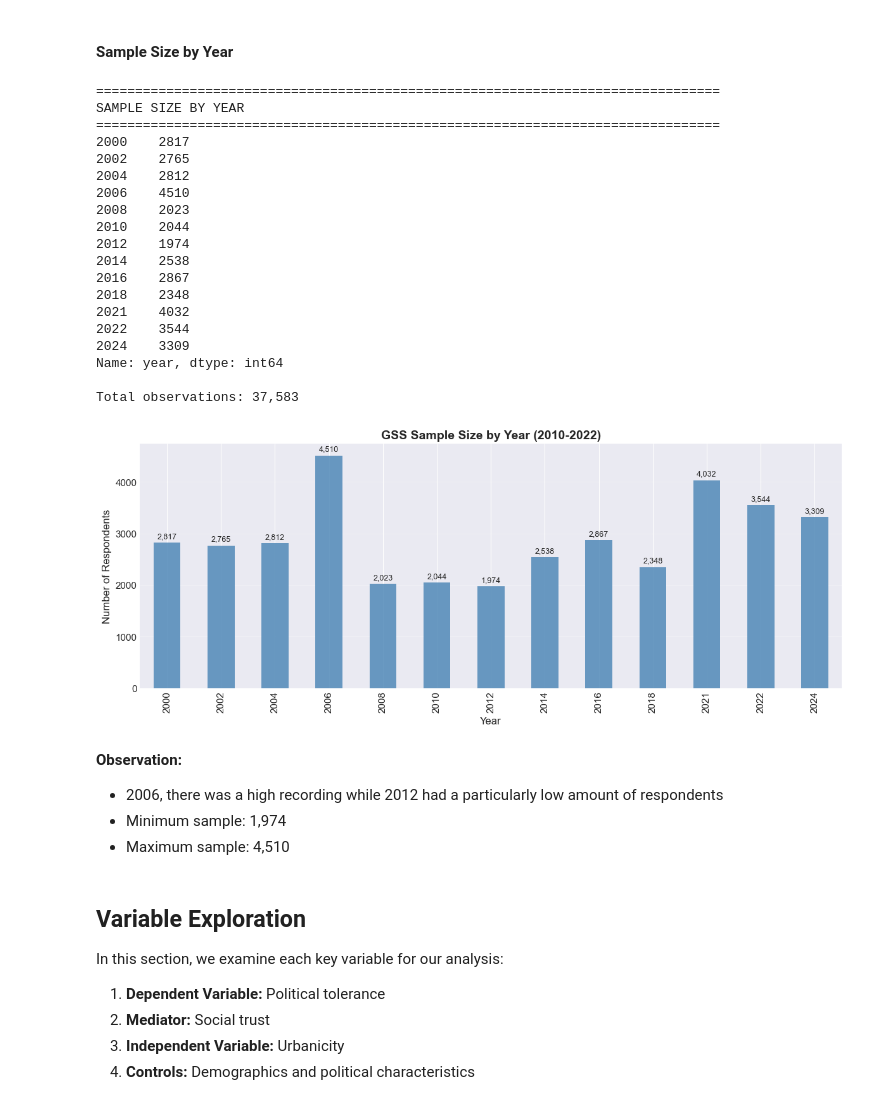
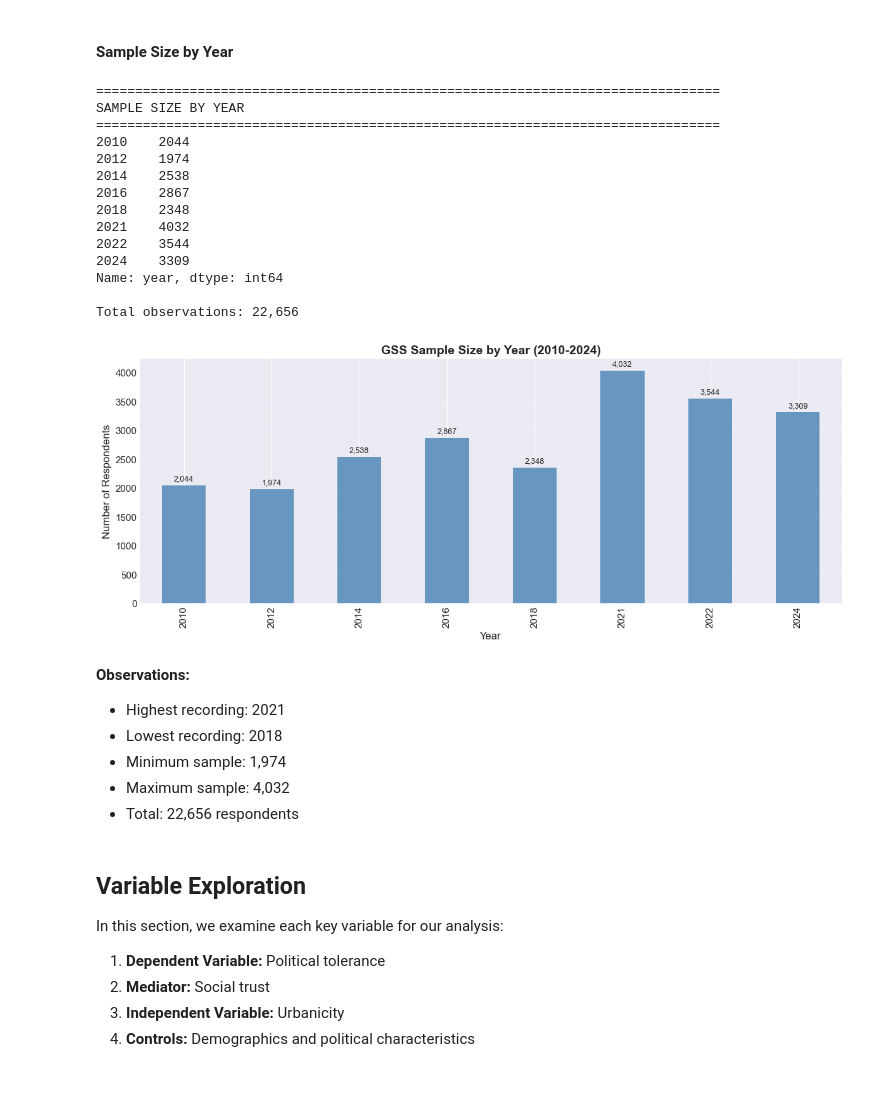
Before and after one commit to nicolelucas03/data_capstone_ADI, a Jupyter notebook: notebooks/01_data_exploration.ipynb, the cells around one changed output. Cells and saved outputs as stored; diff of their text form; code cells hidden in the pictures.

```diff
--- a/notebooks/01_data_exploration.ipynb
+++ b/notebooks/01_data_exploration.ipynb
@@ -161,46 +164,43 @@ print("\n" + "="*80)
 print("SAMPLE SIZE BY YEAR")
 print("="*80)
 print(year_counts)
 print(f"\nTotal observations: {year_counts.sum():,}")
 
 fig, ax = plt.subplots(figsize=(12, 5))
 year_counts.plot(kind='bar', ax=ax, color='steelblue', alpha=0.8)
 ax.set_xlabel('Year', fontsize=12)
 ax.set_ylabel('Number of Respondents', fontsize=12)
-ax.set_title('GSS Sample Size by Year (2010-2022)', fontsize=14, fontweight='bold')
+ax.set_title('GSS Sample Size by Year (2010-2024)', fontsize=14, fontweight='bold')
 ax.grid(axis='y', alpha=0.3)
 
 for i, v in enumerate(year_counts):
     ax.text(i, v + 50, f'{v:,}', ha='center', va='bottom', fontsize=9)
 
 plt.tight_layout()
 plt.show()
 # %% [output]
 ================================================================================
 SAMPLE SIZE BY YEAR
 ================================================================================
-2000    2817
-2002    2765
-2004    2812
-2006    4510
-2008    2023
 2010    2044
 2012    1974
 2014    2538
 2016    2867
 2018    2348
 2021    4032
 2022    3544
 2024    3309
 Name: year, dtype: int64
 
-Total observations: 37,583
+Total observations: 22,656
-[figure, old version]
+[figure, new version]
 # %% [markdown]
-**Observation:**
-- 2006, there was a high recording while 2012 had a particularly low amount of respondents
+**Observations:**
+- Highest recording: 2021
+- Lowest recording: 2018
 - Minimum sample: 1,974
-- Maximum sample: 4,510
+- Maximum sample: 4,032
+- Total: 22,656 respondents
 # %% [markdown]
 ## Variable Exploration
 
```
Also changed, not shown: parts of 27 cells of this notebook, 4 other files.
